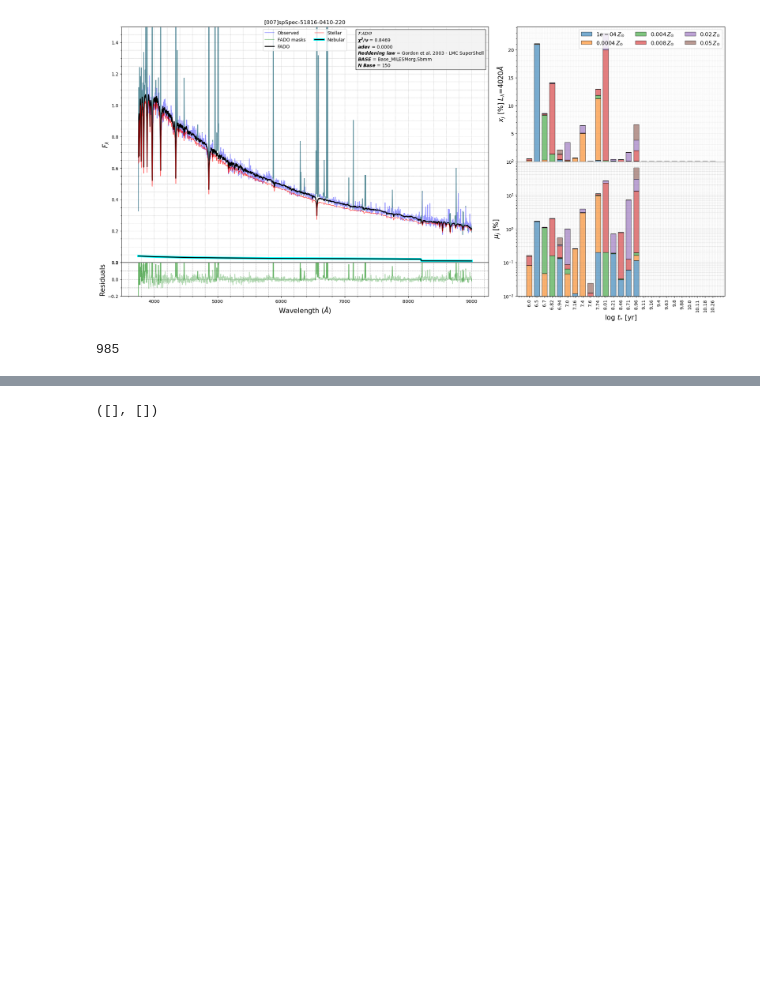
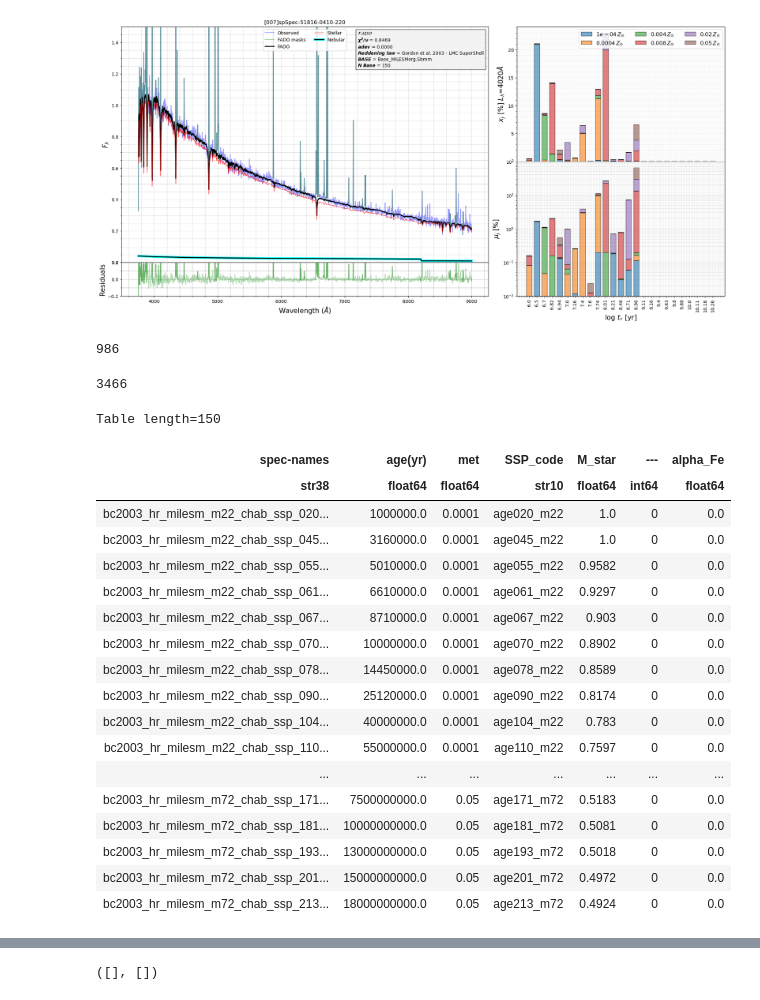
Before and after one commit to hol1m4n/HIIGalaxies, a Jupyter notebook: SPS/pystarlight_debug.ipynb, the cells around one changed output, grey strips where cells are left out. Drawn from its saved outputs; the diff is of its cells as text; code cells hidden in the pictures; blank space fills up the shorter version.

```diff
--- a/SPS/pystarlight_debug.ipynb
+++ b/SPS/pystarlight_debug.ipynb
@@ -1714,15 +1714,49 @@ spec_pop_FADO(id = list_files[1],
 # %% [output]
 [figure]
 # %%
-
 Lib_exp_home = os.path.expanduser("~") + '/FADOv1b/SSPs/MILES_library_v9.1_ASCII/'
 
 lib_list = os.listdir(Lib_exp_home)
 
-lib_list.remove('Base.MILES_whole')
+#lib_list.remove('Base.MILES_whole')
 
 lib_list.sort()
 
 len(lib_list)
 # %% [output]
-985
+986
+# %%
+
+Lib_exp_home = os.path.expanduser("~") + '/FADOv1b/SSPs/MILESM.Sbmm/'
+
+lib_list = os.listdir(Lib_exp_home)
+
+lib_list.remove('Base_MILESM.Sbmm')
+
+lib_list.sort()
+
+len(lib_list)
+# %% [output]
+3466
+# %%
+data
+# %% [output]
+Table length=150
+| spec-names | age(yr) | met | SSP_code | M_star | --- | alpha_Fe |
+| str38 | float64 | float64 | str10 | float64 | int64 | float64 |
+| bc2003_hr_milesm_m22_chab_ssp_020... | 1000000.0 | 0.0001 | age020_m22 | 1.0 | 0 | 0.0 |
+| bc2003_hr_milesm_m22_chab_ssp_045... | 3160000.0 | 0.0001 | age045_m22 | 1.0 | 0 | 0.0 |
+| bc2003_hr_milesm_m22_chab_ssp_055... | 5010000.0 | 0.0001 | age055_m22 | 0.9582 | 0 | 0.0 |
+| bc2003_hr_milesm_m22_chab_ssp_061... | 6610000.0 | 0.0001 | age061_m22 | 0.9297 | 0 | 0.0 |
+| bc2003_hr_milesm_m22_chab_ssp_067... | 8710000.0 | 0.0001 | age067_m22 | 0.903 | 0 | 0.0 |
+| bc2003_hr_milesm_m22_chab_ssp_070... | 10000000.0 | 0.0001 | age070_m22 | 0.8902 | 0 | 0.0 |
+| bc2003_hr_milesm_m22_chab_ssp_078... | 14450000.0 | 0.0001 | age078_m22 | 0.8589 | 0 | 0.0 |
+| bc2003_hr_milesm_m22_chab_ssp_090... | 25120000.0 | 0.0001 | age090_m22 | 0.8174 | 0 | 0.0 |
+| bc2003_hr_milesm_m22_chab_ssp_104... | 40000000.0 | 0.0001 | age104_m22 | 0.783 | 0 | 0.0 |
+| bc2003_hr_milesm_m22_chab_ssp_110... | 55000000.0 | 0.0001 | age110_m22 | 0.7597 | 0 | 0.0 |
+| ... | ... | ... | ... | ... | ... | ... |
+| bc2003_hr_milesm_m72_chab_ssp_171... | 7500000000.0 | 0.05 | age171_m72 | 0.5183 | 0 | 0.0 |
+| bc2003_hr_milesm_m72_chab_ssp_181... | 10000000000.0 | 0.05 | age181_m72 | 0.5081 | 0 | 0.0 |
+| bc2003_hr_milesm_m72_chab_ssp_193... | 13000000000.0 | 0.05 | age193_m72 | 0.5018 | 0 | 0.0 |
+| bc2003_hr_milesm_m72_chab_ssp_201... | 15000000000.0 | 0.05 | age201_m72 | 0.4972 | 0 | 0.0 |
+| bc2003_hr_milesm_m72_chab_ssp_213... | 18000000000.0 | 0.05 | age213_m72 | 0.4924 | 0 | 0.0 |
```
Also changed, not shown: parts of 4 cells of this notebook.
